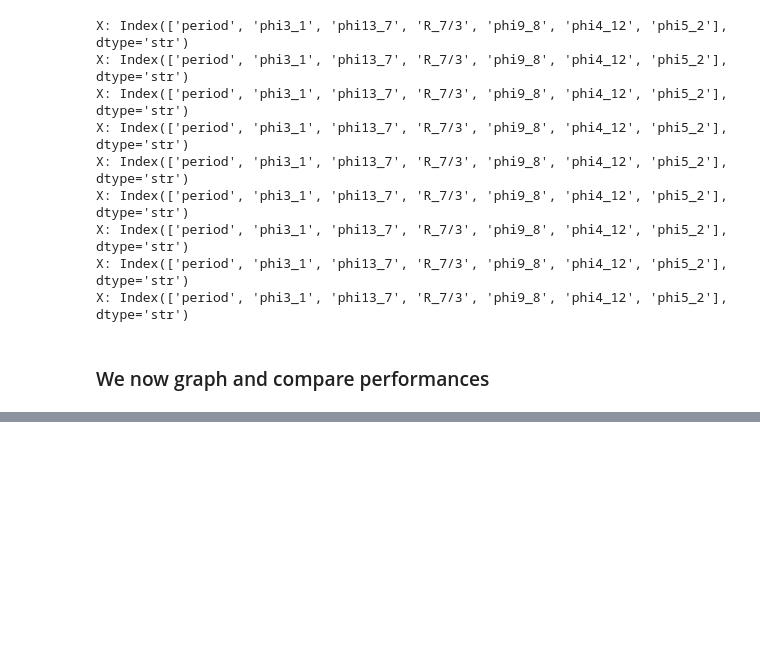
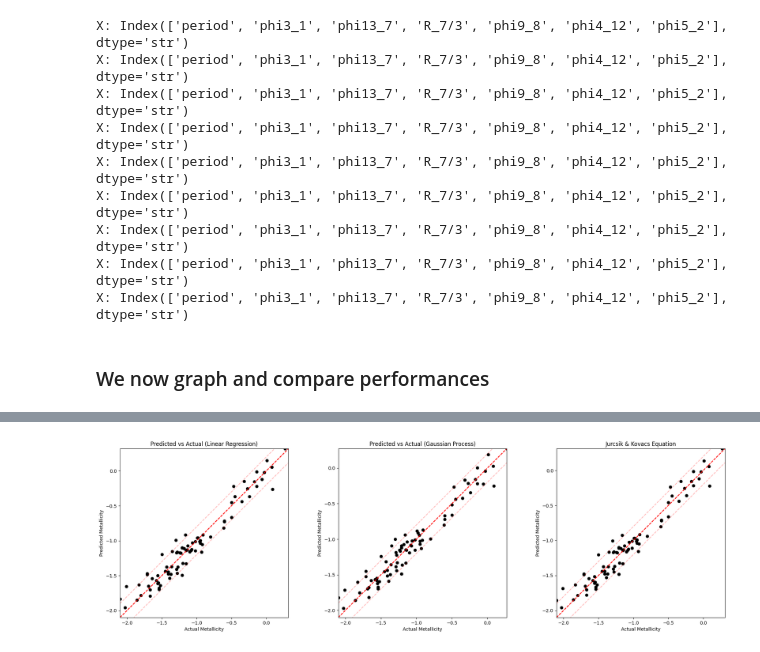
Before and after one commit to handle1337/blink, a Jupyter notebook: notebooks/blink.ipynb, the cells around one changed output, grey strips where cells are left out. Saved outputs shown, nothing was run; the diff lists cells and outputs as text; code cells hidden in the pictures; blank space fills up the shorter version.

Commit message:
feat: improve graphs for model comparison

```diff
--- a/notebooks/blink.ipynb
+++ b/notebooks/blink.ipynb
@@ -1239,0 +1242,79 @@ performance_df
+# %%
+from sklearn.model_selection import cross_val_predict
+
+kfold = KFold(n_splits=20, shuffle=True, random_state=SEED)
+
+
+X_lr = test_df[["period", "phi3_1"]]
+X_gpr = test_df[["period", "phi3_1", "phi13_7"]]
+
+
+y_pred_lr = cross_val_predict(linear_regression, X_lr, y, cv=kfold)
+y_pred_gpr = cross_val_predict(GPR_pipeline, X_gpr, y, cv=kfold)
+
+
+fig, axes = plt.subplots(1, 3, figsize=(20, 6))
+
+axes[0].scatter(y, y_pred_lr, color="black")
+
+lims = [
+    min(y.min(), y_pred_lr.min()),
+    max(y.max(), y_pred_lr.max())
+]
+
+axes[0].plot(lims, lims, 'r--')
+axes[0].set_xlim(lims)
+axes[0].set_ylim(lims)
+axes[0].set_aspect('equal')
+
+axes[0].set_xlabel("Actual Metallicity")
+axes[0].set_ylabel("Predicted Metallicity")
+axes[0].set_title("Predicted vs Actual (Linear Regression)")
+
+
+axes[1].scatter(y, y_pred_gpr, color="black")
+
+lims = [
+    min(y.min(), y_pred_gpr.min()),
+    max(y.max(), y_pred_gpr.max())
+]
+
+axes[1].plot(lims, lims, 'r--')
+axes[1].set_xlim(lims)
+axes[1].set_ylim(lims)
+axes[1].set_aspect('equal')
+
+axes[1].set_xlabel("Actual Metallicity")
+axes[1].set_ylabel("Predicted Metallicity")
+axes[1].set_title("Predicted vs Actual (Gaussian Process)")
+
+
+axes[2].scatter(y, Fe_on_H, color="black")
+
+lims = [
+    min(y.min(), Fe_on_H.min()),
+    max(y.max(), Fe_on_H.max())
+]
+
+axes[2].plot(lims, lims, 'r--')
+axes[2].set_xlim(lims)
+axes[2].set_ylim(lims)
+axes[2].set_aspect('equal')
+
+axes[2].set_xlabel("Actual Metallicity")
+axes[2].set_ylabel("Predicted Metallicity")
+axes[2].set_title("Jurcsik & Kovacs Equation")
+
+offset = 0.2
+
+# parallel lines
+for ax in axes:
+    ax.plot(lims, lims, 'r--')
+    ax.plot(lims, [l + offset for l in lims], 'r--', alpha=0.3)
+    ax.plot(lims, [l - offset for l in lims], 'r--', alpha=0.3)
+
+
+plt.tight_layout()
+plt.show()
+# %% [output]
+[figure, added]
```
Also changed, not shown: parts of 6 cells of this notebook.
